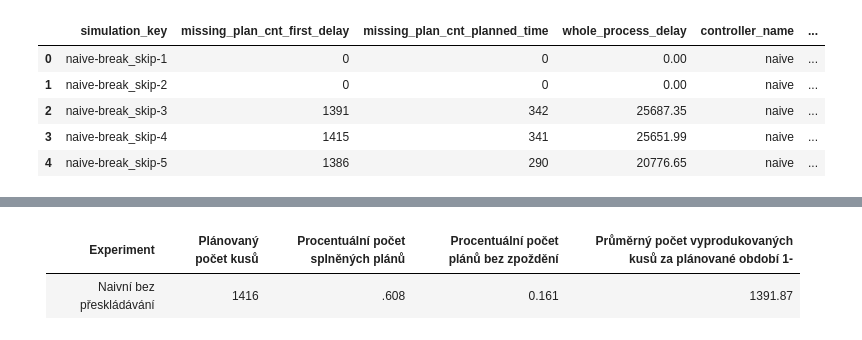
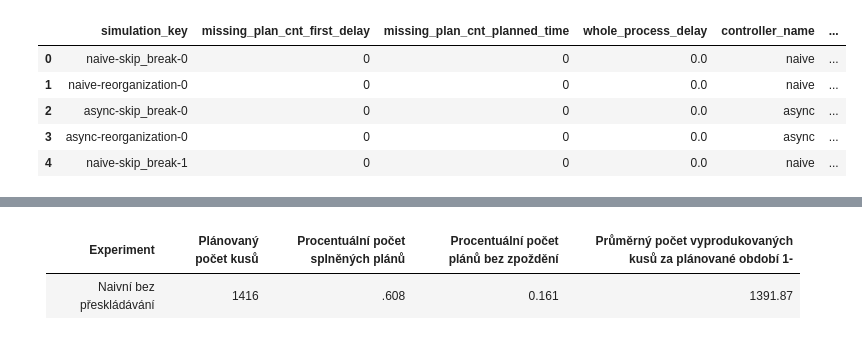
Before and after one commit to rasvob/robot-simulator, a Jupyter notebook: OptimizersSimulationSummary/simulations_summary_day_and_week_plan.ipynb, the cells around one changed output, grey strips where cells are left out. Drawn from its saved outputs; the diff is of its cells as text; code cells hidden in the pictures.

```diff
--- a/OptimizersSimulationSummary/simulations_summary_day_and_week_plan.ipynb
+++ b/OptimizersSimulationSummary/simulations_summary_day_and_week_plan.ipynb
@@ -4,19 +4,20 @@ import plotly.express as px
 # %%
 df = pd.read_csv('simulations_day_output.csv', sep=';', header=None)
 df.columns = ['simulation_key', 'missing_plan_cnt_first_delay', 'missing_plan_cnt_planned_time', 'whole_process_delay']
 df['controller_name'] = df.simulation_key.str.split('-', expand=True)[0]
 df['break_strategy'] = df.simulation_key.str.split('-', expand=True)[1]
+df['experiment_name'] = df.controller_name + '-' + df.break_strategy
 df['simulation_index'] = df.simulation_key.str.split('-', expand=True)[2].astype(int)
 df['produced_in_planned_time'] = 1416 - df.missing_plan_cnt_planned_time
 df['whole_process_delay'] = df.whole_process_delay.str.replace(',', '.').astype(float)
 df['process_delay_minutes'] = df.whole_process_delay / 60
 df['process_delay_hours'] = df.process_delay_minutes / 60
 df.head()
 # %% [output]
 |  | simulation_key | missing_plan_cnt_first_delay | missing_plan_cnt_planned_time | whole_process_delay | controller_name | ... |
-| 0 | naive-break_skip-1 | 0 | 0 | 0.00 | naive | ... |
-| 1 | naive-break_skip-2 | 0 | 0 | 0.00 | naive | ... |
-| 2 | naive-break_skip-3 | 1391 | 342 | 25687.35 | naive | ... |
-| 3 | naive-break_skip-4 | 1415 | 341 | 25651.99 | naive | ... |
-| 4 | naive-break_skip-5 | 1386 | 290 | 20776.65 | naive | ... |
+| 0 | naive-skip_break-0 | 0 | 0 | 0.0 | naive | ... |
+| 1 | naive-reorganization-0 | 0 | 0 | 0.0 | naive | ... |
+| 2 | async-skip_break-0 | 0 | 0 | 0.0 | async | ... |
+| 3 | async-reorganization-0 | 0 | 0 | 0.0 | async | ... |
+| 4 | naive-skip_break-1 | 0 | 0 | 0.0 | naive | ... |
 # %%
```
Also changed, not shown: parts of 18 cells of this notebook, 8 other files.
